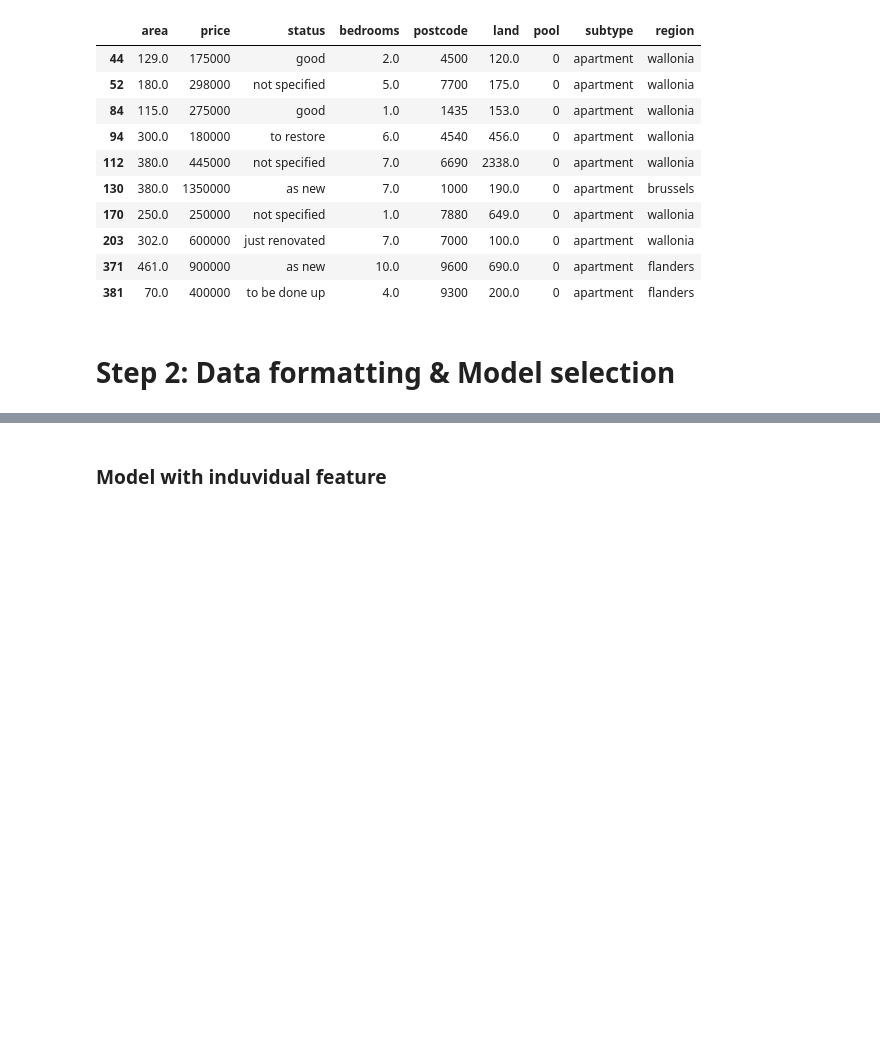
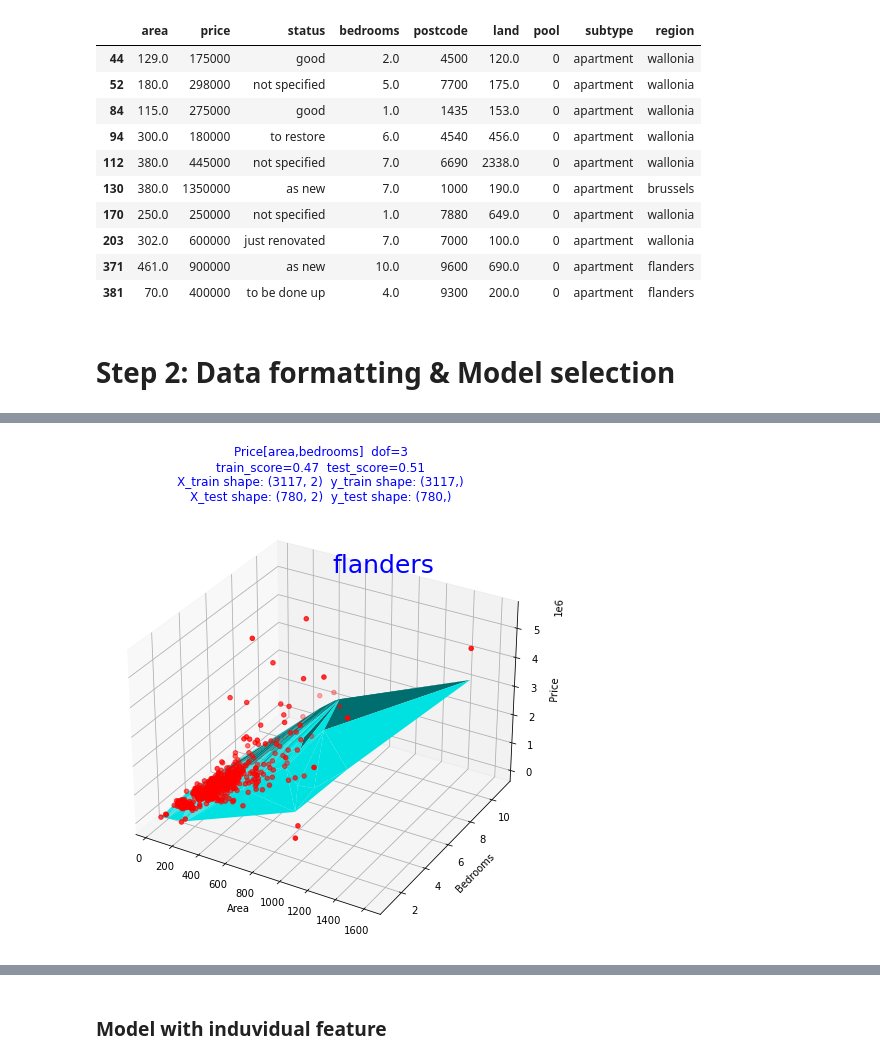
Before and after one commit to JacquesDeclercq/challenge-regression, a Jupyter notebook: regression.ipynb, the cells around one changed output, grey strips where cells are left out. Saved outputs shown, nothing was run; the diff lists cells and outputs as text; code cells hidden in the pictures; blank space fills up the shorter version.

```diff
--- a/regression.ipynb
+++ b/regression.ipynb
@@ -410,0 +450,5 @@ df_apartment.head(10)
+# %%
+# To check  the score with the dof 3 between area, bedrooms and price
+model_per_region(df_flanders,'flanders', 3, 500, 10, 6000000)
+# %% [output]
+[figure, added]
```
Also changed, not shown: parts of 49 cells of this notebook, 19 other files.
